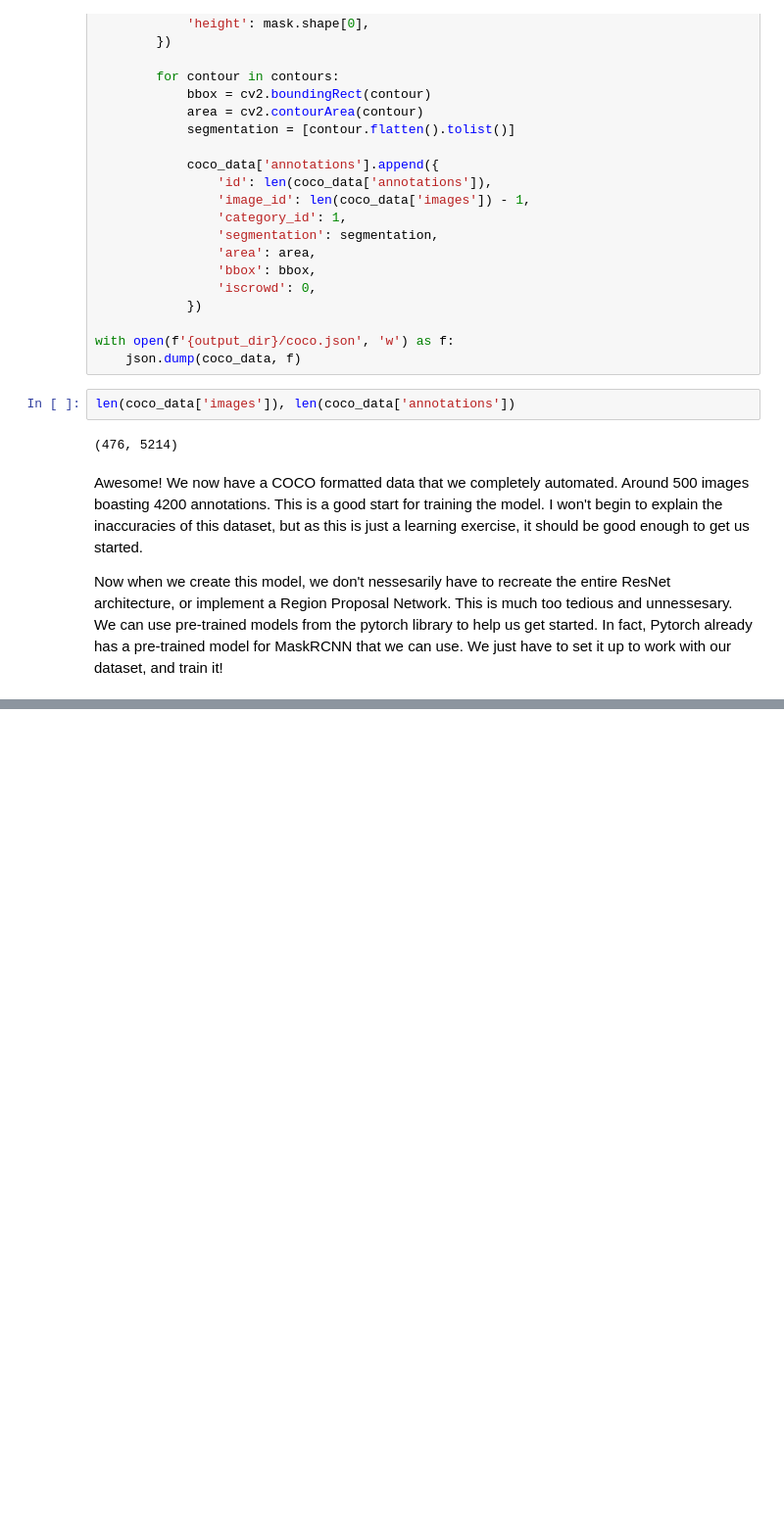
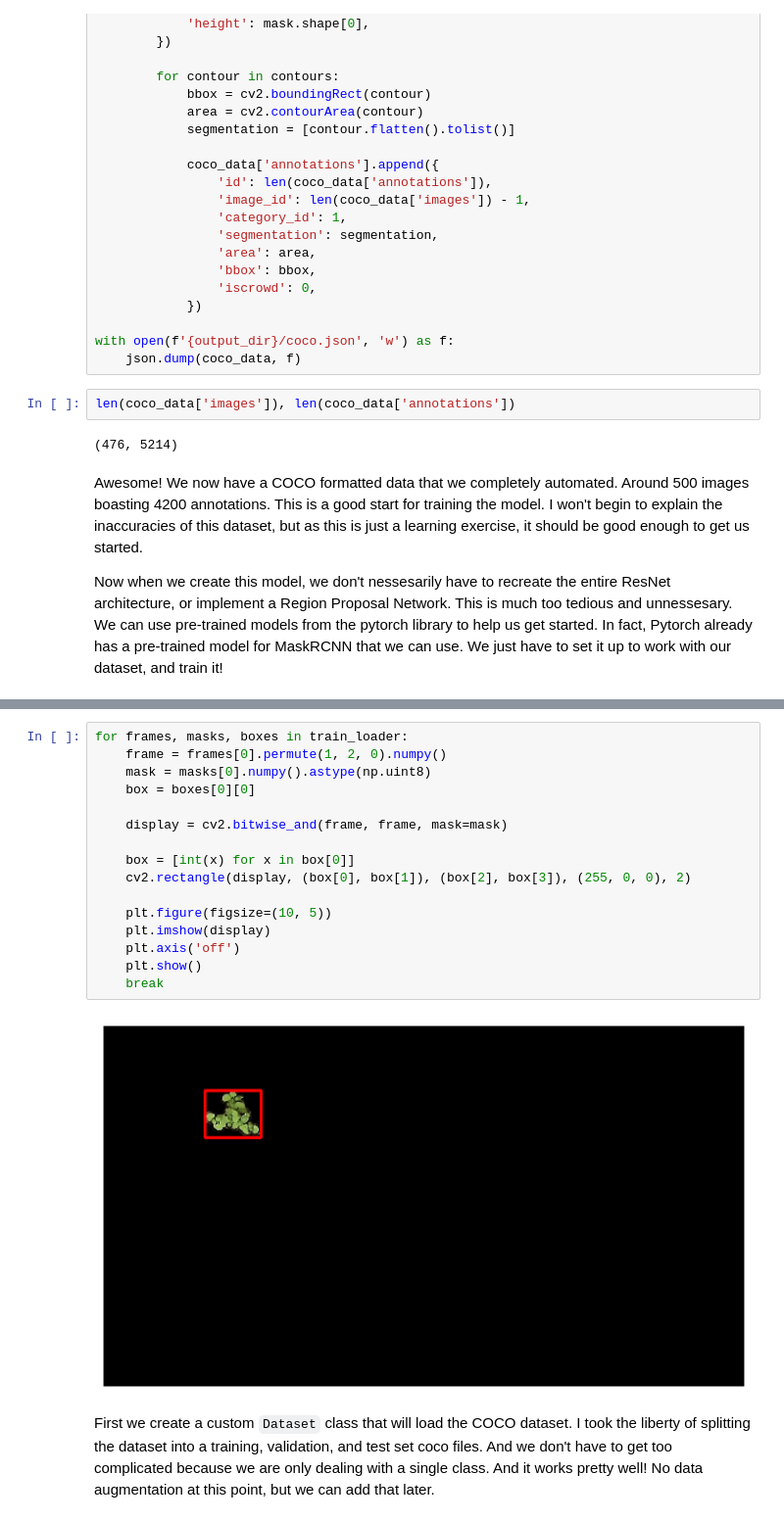
Before and after one commit to jackmead515/jackmead515.github.io, a Jupyter notebook: _blogs/auto_farm_masks/auto_farm_masks.ipynb, the cells around one changed output, grey strips where cells are left out. Shown at 98% size. Saved outputs shown, nothing was run; the diff lists cells and outputs as text; blank space fills up the shorter version.

```diff
--- a/_blogs/auto_farm_masks/auto_farm_masks.ipynb
+++ b/_blogs/auto_farm_masks/auto_farm_masks.ipynb
@@ -322,0 +240,20 @@ Finally, we don't need to train the entire network. We can utilize pretrained we
+# %%
+for frames, masks, boxes in train_loader:
+    frame = frames[0].permute(1, 2, 0).numpy()
+    mask = masks[0].numpy().astype(np.uint8)
+    box = boxes[0][0]
+
+    display = cv2.bitwise_and(frame, frame, mask=mask)
+
+    box = [int(x) for x in box[0]]
+    cv2.rectangle(display, (box[0], box[1]), (box[2], box[3]), (255, 0, 0), 2)
+
+    plt.figure(figsize=(10, 5))
+    plt.imshow(display)
+    plt.axis('off')
+    plt.show()
+    break
+# %% [output]
+[figure, added]
+# %% [markdown]
+First we create a custom `Dataset` class that will load the COCO dataset. I took the liberty of splitting the dataset into a training, validation, and test set coco files. And we don't have to get too complicated because we are only dealing with a single class. And it works pretty well! No data augmentation at this point, but we can add that later.
```
Also changed, not shown: parts of 7 cells of this notebook, 1 other file.
